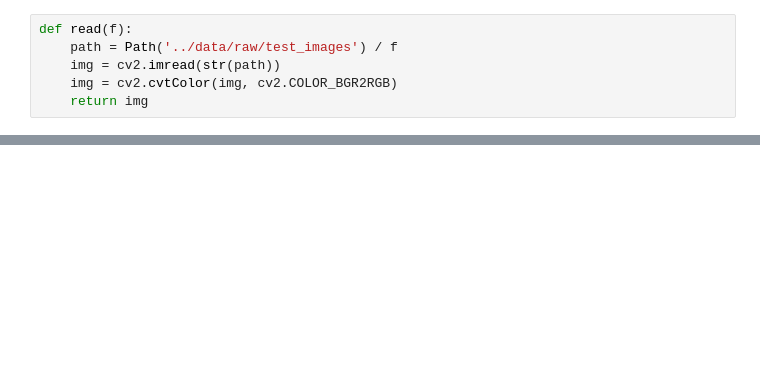
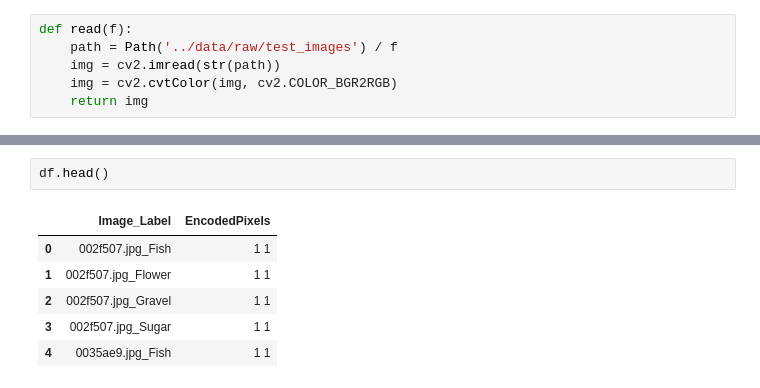
Before and after one commit to khornlund/understanding-cloud-organization, a Jupyter notebook: notebook/hdf5-outputs.ipynb, the cells around one changed output, grey strips where cells are left out. Cells and saved outputs as stored; diff of their text form; blank space fills up the shorter version.

```diff
--- a/notebook/hdf5-outputs.ipynb
+++ b/notebook/hdf5-outputs.ipynb
@@ -138,0 +81,9 @@ plt.show()
+# %%
+df.head()
+# %% [output]
+|  | Image_Label | EncodedPixels |
+| 0 | 002f507.jpg_Fish | 1 1 |
+| 1 | 002f507.jpg_Flower | 1 1 |
+| 2 | 002f507.jpg_Gravel | 1 1 |
+| 3 | 002f507.jpg_Sugar | 1 1 |
+| 4 | 0035ae9.jpg_Fish | 1 1 |
```
Also changed, not shown: parts of 10 cells of this notebook, 27 other files.
